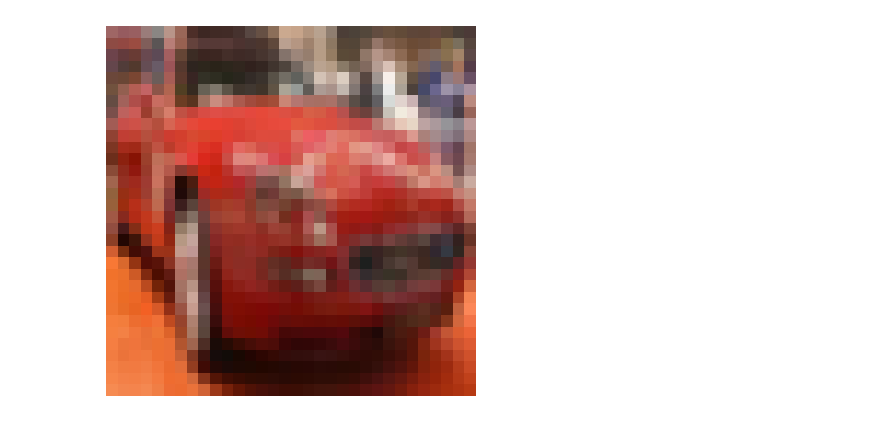
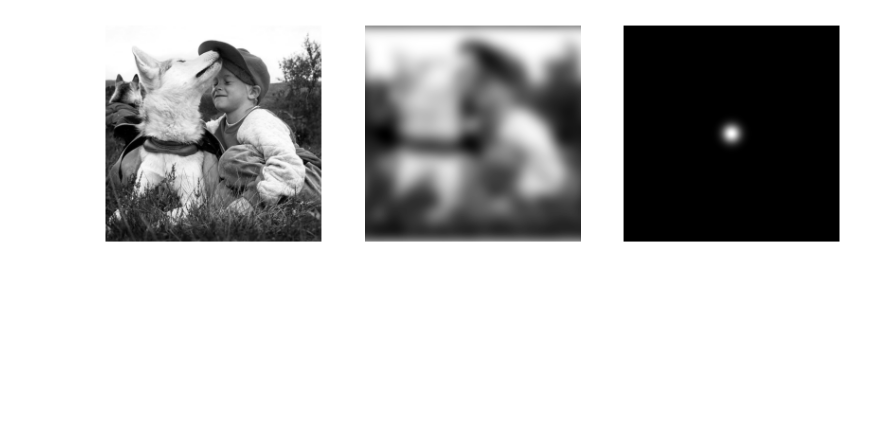
Before and after one commit to brendanedwardgavin/simple-invertible-fft-convolutions, a Jupyter notebook: example.ipynb, the cells around one changed output. Saved outputs shown, nothing was run; the diff lists cells and outputs as text; code cells hidden in the pictures; blank space fills up the shorter version.

```diff
--- a/example.ipynb
+++ b/example.ipynb
@@ -1,20 +0,0 @@
-# %%
-import torch
-from torchvision.transforms import v2
-from PIL import Image
-import matplotlib.pyplot as plt
-
-#source: https://en.wikipedia.org/wiki/Dog#/media/File:Siberian_Husky_pho.jpg
-image_path = "./data/Siberian_Husky_pho.jpg"
-transform = v2.Compose([
-        v2.ToImage(),
-        v2.ToDtype(torch.float32, scale=True),
-        v2.Grayscale(num_output_channels=1),
-        v2.CenterCrop(700),
-    ])
-
-img = transform(Image.open(image_path))
-
-plt.imshow(img.permute(1, 2, 0), cmap="gray")
-plt.axis('off')
-plt.show()
@@ -23,9 +0,0 @@ plt.show()
-# %%
-import matplotlib.pyplot as plt
-
-# Assuming you have a torch tensor named 'tensor_image'
-plt.imshow(dataset[5][0].permute(1, 2, 0))
-plt.axis('off')
-plt.show()
-# %% [output]
-[figure, removed]
@@ -31,0 +25,28 @@ plt.show()
+# %%
+device = torch.device("cuda:0" if torch.cuda.is_available() else "cpu")
+
+#source: https://en.wikipedia.org/wiki/Dog#/media/File:Siberian_Husky_pho.jpg
+image_path = "./data/Siberian_Husky_pho.jpg"
+image_size = 701
+transform = v2.Compose([
+        v2.ToImage(),
+        v2.ToDtype(torch.float32, scale=True),
+        v2.Grayscale(num_output_channels=1),
+        v2.CenterCrop(image_size),
+    ])
+
+image = transform(Image.open(image_path)).to(device)
+
+std = 20
+k = image_size
+gaussian_blur = v2.GaussianBlur(kernel_size=(k, k), sigma=std)
+id_kernel = torch.zeros((1, k, k)).to(device)
+id_kernel[0,k//2,k//2] = 1.0
+gaussian_kernel = gaussian_blur(id_kernel)
+
+torch_gauss_conv2d = torch.nn.Conv2d(1, 1, (k,k), padding="same", bias=False, padding_mode='circular', device=device)
+torch_gauss_conv2d.weight.data = gaussian_kernel[None,:,:,:]
+
+plot_images([image, torch_gauss_conv2d(image[None,:])[0,:], gaussian_kernel])
+# %% [output]
+[figure, added]
```
Also changed, not shown: parts of 2 cells of this notebook.
